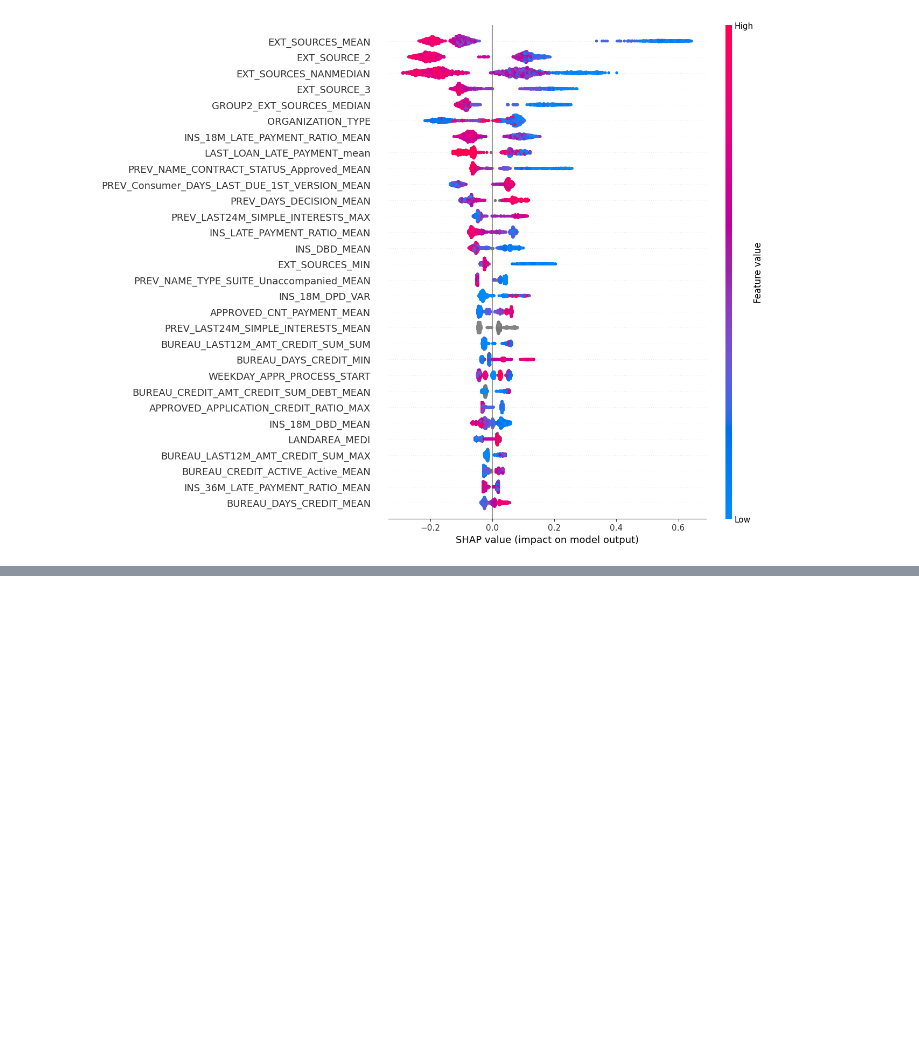
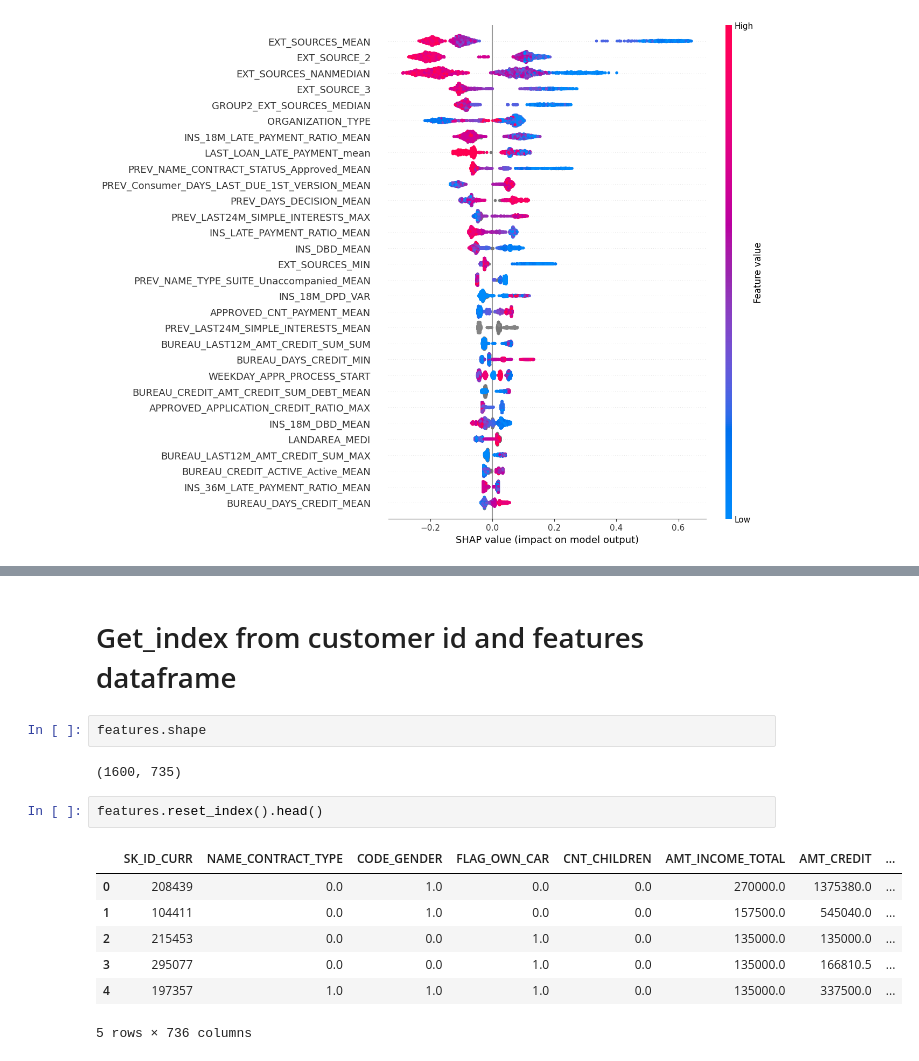
Before and after one commit to JulienfLeBoucher/OC_MLOps_credit_scoring, a Jupyter notebook: api/api_dev.ipynb, the cells around one changed output, grey strips where cells are left out. Cells and saved outputs as stored; diff of their text form; blank space fills up the shorter version.

```diff
--- a/api/api_dev.ipynb
+++ b/api/api_dev.ipynb
@@ -602,0 +624,16 @@ invalid value encountered in subtract
+# %% [markdown]
+# Get_index from customer id and features dataframe
+# %%
+features.shape
+# %% [output]
+(1600, 735)
+# %%
+features.reset_index().head()
+# %% [output]
+|  | SK_ID_CURR | NAME_CONTRACT_TYPE | CODE_GENDER | FLAG_OWN_CAR | CNT_CHILDREN | AMT_INCOME_TOTAL | AMT_CREDIT | ... |
+| 0 | 208439 | 0.0 | 1.0 | 0.0 | 0.0 | 270000.0 | 1375380.0 | ... |
+| 1 | 104411 | 0.0 | 1.0 | 0.0 | 0.0 | 157500.0 | 545040.0 | ... |
+| 2 | 215453 | 0.0 | 0.0 | 1.0 | 0.0 | 135000.0 | 135000.0 | ... |
+| 3 | 295077 | 0.0 | 0.0 | 1.0 | 0.0 | 135000.0 | 166810.5 | ... |
+| 4 | 197357 | 1.0 | 1.0 | 1.0 | 0.0 | 135000.0 | 337500.0 | ... |
+5 rows × 736 columns
```
Also changed, not shown: parts of 15 cells of this notebook, 4 other files.
